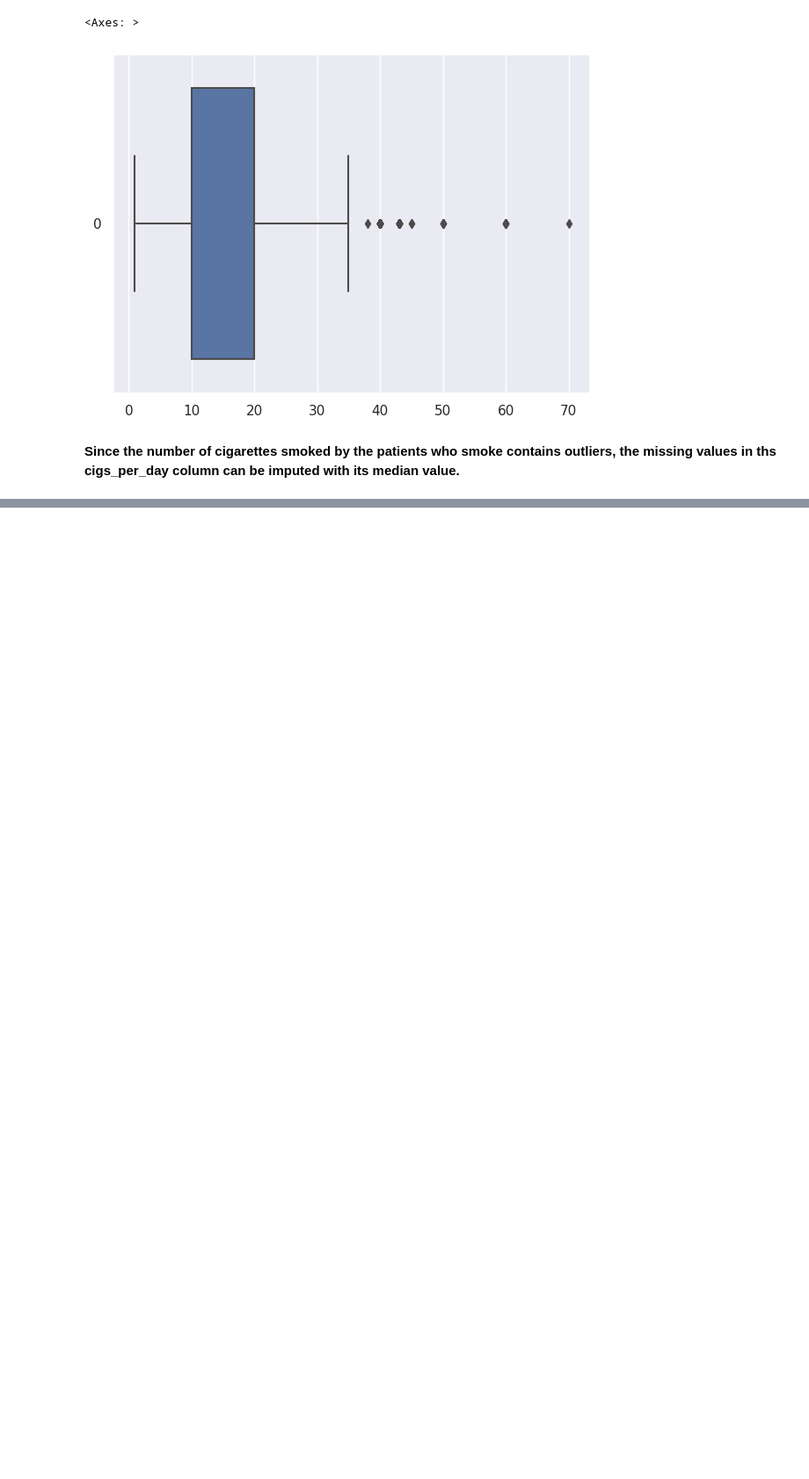
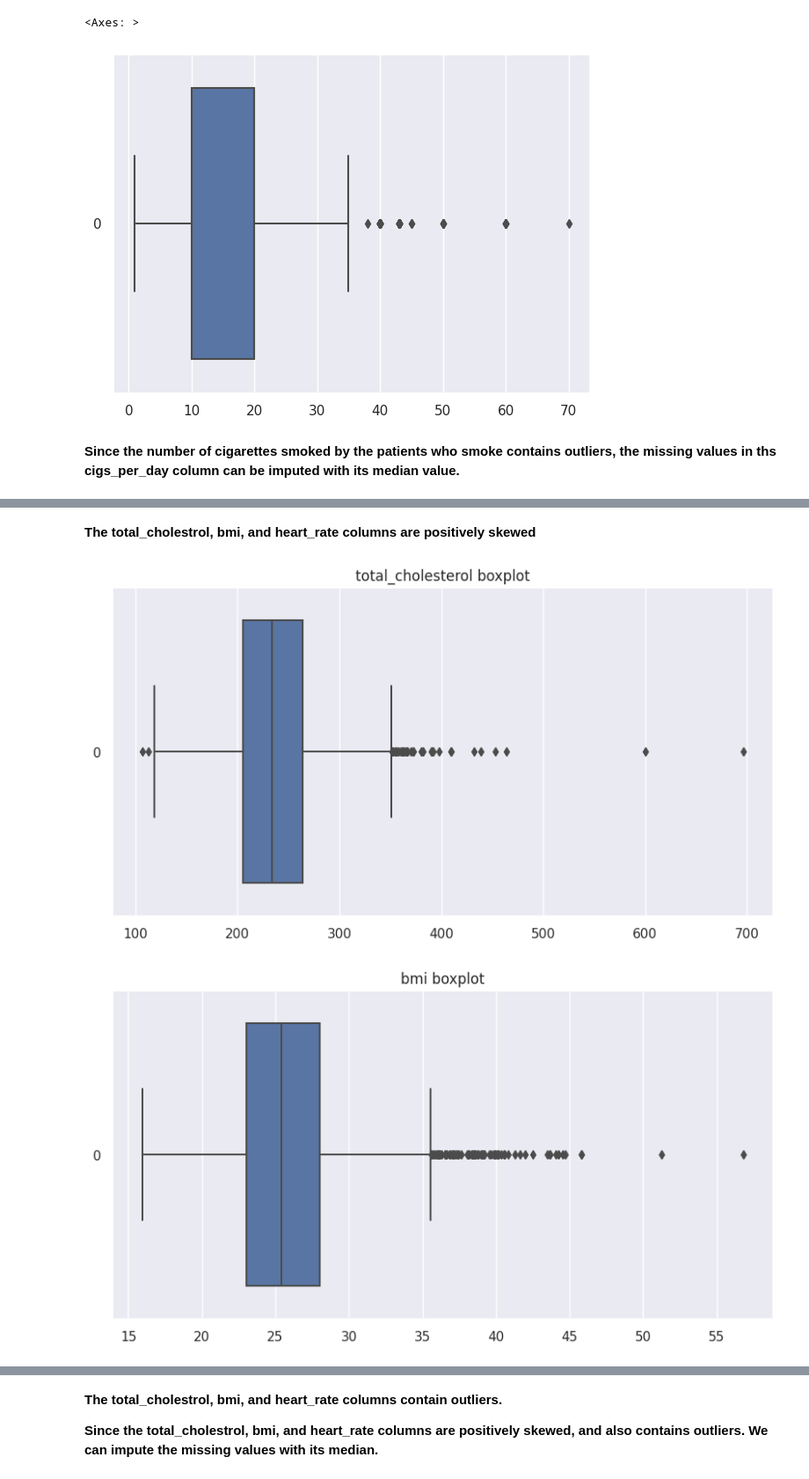
Before and after one commit to hamant-jagwan/Cardiovascular_Risk_Prediction--ML--Classification, a Jupyter notebook: Cardiovascular_Risk_Prediction.ipynb, the cells around one changed output, grey strips where cells are left out. Shown: that part at 88% size. Saved outputs shown, nothing was run; the diff lists cells and outputs as text; code cells hidden in the pictures; blank space fills up the shorter version.

```diff
--- a/Cardiovascular_Risk_Prediction.ipynb
+++ b/Cardiovascular_Risk_Prediction.ipynb
@@ -353,0 +391,12 @@ sns.boxplot(cardio_df[cardio_df['is_smoking']==1]['cigs_per_day'], orient =  "h"
+# %% [markdown]
+**The total_cholestrol, bmi, and heart_rate columns are positively skewed**
+# %%
+# Checking outliers in total_cholesterol, bmi, heart_rate columns
+for i in ['total_cholesterol','bmi','heart_rate']:
+  plt.figure(figsize=(10,5))
+  sns.boxplot(cardio_df[i], orient = 'h')
+  plt.title(i+' boxplot')
+  plt.show()
+# %% [output]
+[figure, added]
+[figure, added]
@@ -353,0 +404,4 @@ sns.boxplot(cardio_df[cardio_df['is_smoking']==1]['cigs_per_day'], orient =  "h"
+# %% [markdown]
+**The total_cholestrol, bmi, and heart_rate columns contain outliers.**
+
+**Since the total_cholestrol, bmi, and heart_rate columns are positively skewed, and also contains outliers. We can impute the missing values with its median.**
```
Also changed, not shown: parts of 24 cells of this notebook.
